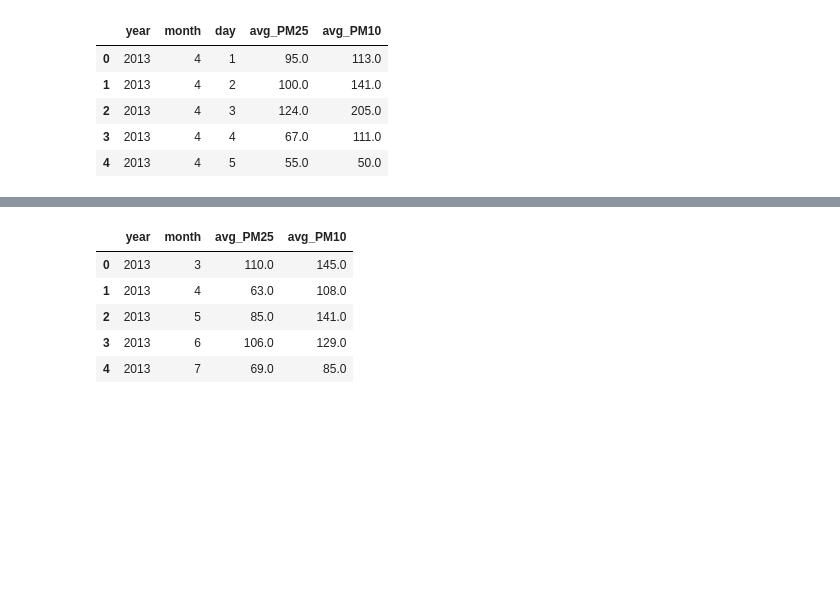
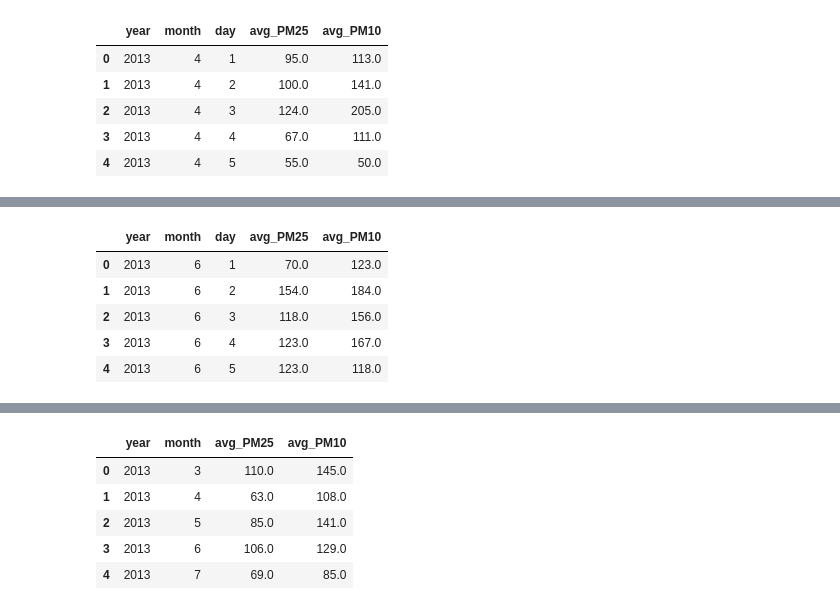
Before and after one commit to Wlnfadhil/Analisa-Data-Air-Quality-Control, a Jupyter notebook: submission/notebook.ipynb, the cells around one changed output, grey strips where cells are left out. Drawn from its saved outputs; the diff is of its cells as text; code cells hidden in the pictures; blank space fills up the shorter version.

```diff
--- a/submission/notebook.ipynb
+++ b/submission/notebook.ipynb
@@ -761,0 +773,21 @@ partikulasi_polusi_harian_2013_03.head()
+# %%
+filtered_df = aotizhongxin_df.query('year == 2013 and month == 6 and day >= 1 and day <= 30')
+
+partikulasi_polusi_harian_2013_06 = (
+    filtered_df.groupby(['year', 'month', 'day'])
+    .agg(avg_PM25=('PM2.5', 'mean'), avg_PM10=('PM10', 'mean'))
+    .reset_index()
+)
+
+partikulasi_polusi_harian_2013_06['avg_PM25'] = partikulasi_polusi_harian_2013_06['avg_PM25'].round()
+partikulasi_polusi_harian_2013_06['avg_PM10'] = partikulasi_polusi_harian_2013_06['avg_PM10'].round()
+
+# Menampilkan hasil
+partikulasi_polusi_harian_2013_06.head()
+# %% [output]
+|  | year | month | day | avg_PM25 | avg_PM10 |
+| 0 | 2013 | 6 | 1 | 70.0 | 123.0 |
+| 1 | 2013 | 6 | 2 | 154.0 | 184.0 |
+| 2 | 2013 | 6 | 3 | 118.0 | 156.0 |
+| 3 | 2013 | 6 | 4 | 123.0 | 167.0 |
+| 4 | 2013 | 6 | 5 | 123.0 | 118.0 |
```
Also changed, not shown: parts of 30 cells of this notebook.
